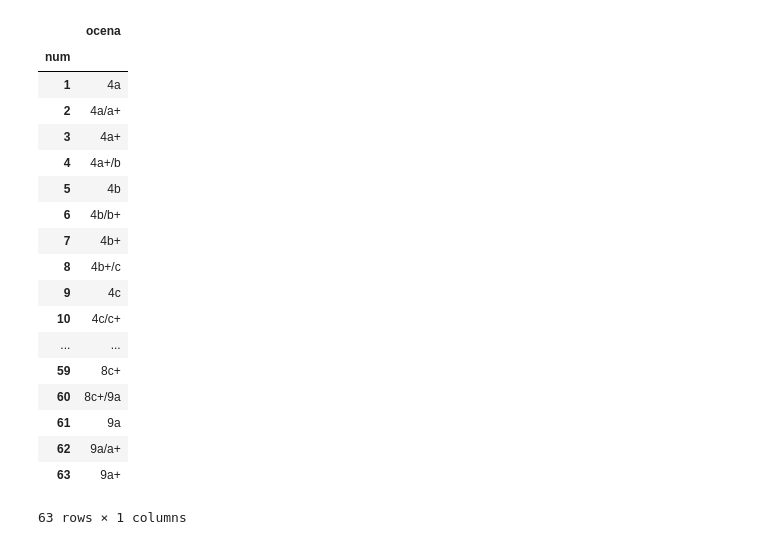
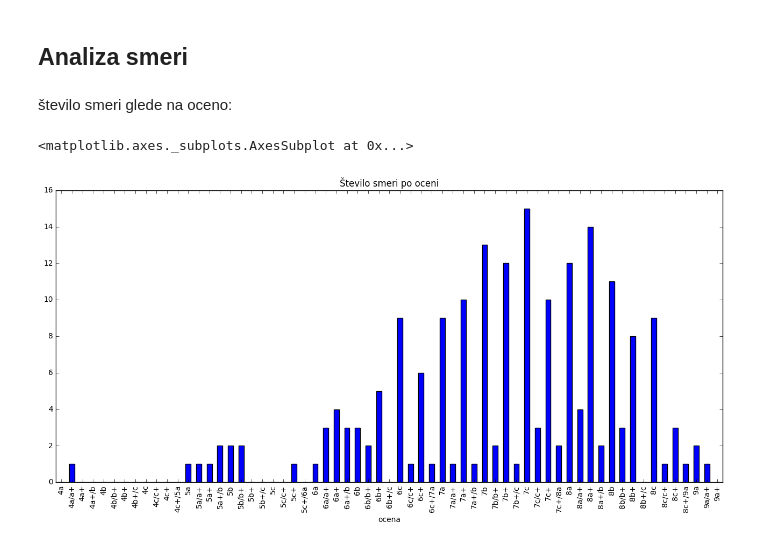
Before and after one commit to staskotar/faks_analiza-podatkov, a Jupyter notebook: analiza1.ipynb, the cells around one changed output. Saved outputs shown, nothing was run; the diff lists cells and outputs as text; code cells hidden in the pictures.

```diff
--- a/analiza1.ipynb
+++ b/analiza1.ipynb
@@ -51,22 +72,9 @@ ocene
-# %%
-ocene_lookup
-# %% [output]
-|  | ocena |
-| num |  |
-| 1 | 4a |
-| 2 | 4a/a+ |
-| 3 | 4a+ |
-| 4 | 4a+/b |
-| 5 | 4b |
-| 6 | 4b/b+ |
-| 7 | 4b+ |
-| 8 | 4b+/c |
-| 9 | 4c |
-| 10 | 4c/c+ |
-| ... | ... |
-| 59 | 8c+ |
-| 60 | 8c+/9a |
-| 61 | 9a |
-| 62 | 9a/a+ |
-| 63 | 9a+ |
-63 rows × 1 columns
+# %% [markdown]
+## Analiza smeri
+# %% [markdown]
+število smeri glede na oceno:
+# %%
+smeri.groupby('ocena').size().plot(kind='bar', figsize=(16, 7), title='Število smeri po oceni')
+# %% [output]
+<matplotlib.axes._subplots.AxesSubplot at 0x...>
+[figure, added]
```
Also changed, not shown: parts of 22 cells of this notebook, 2 other files.
